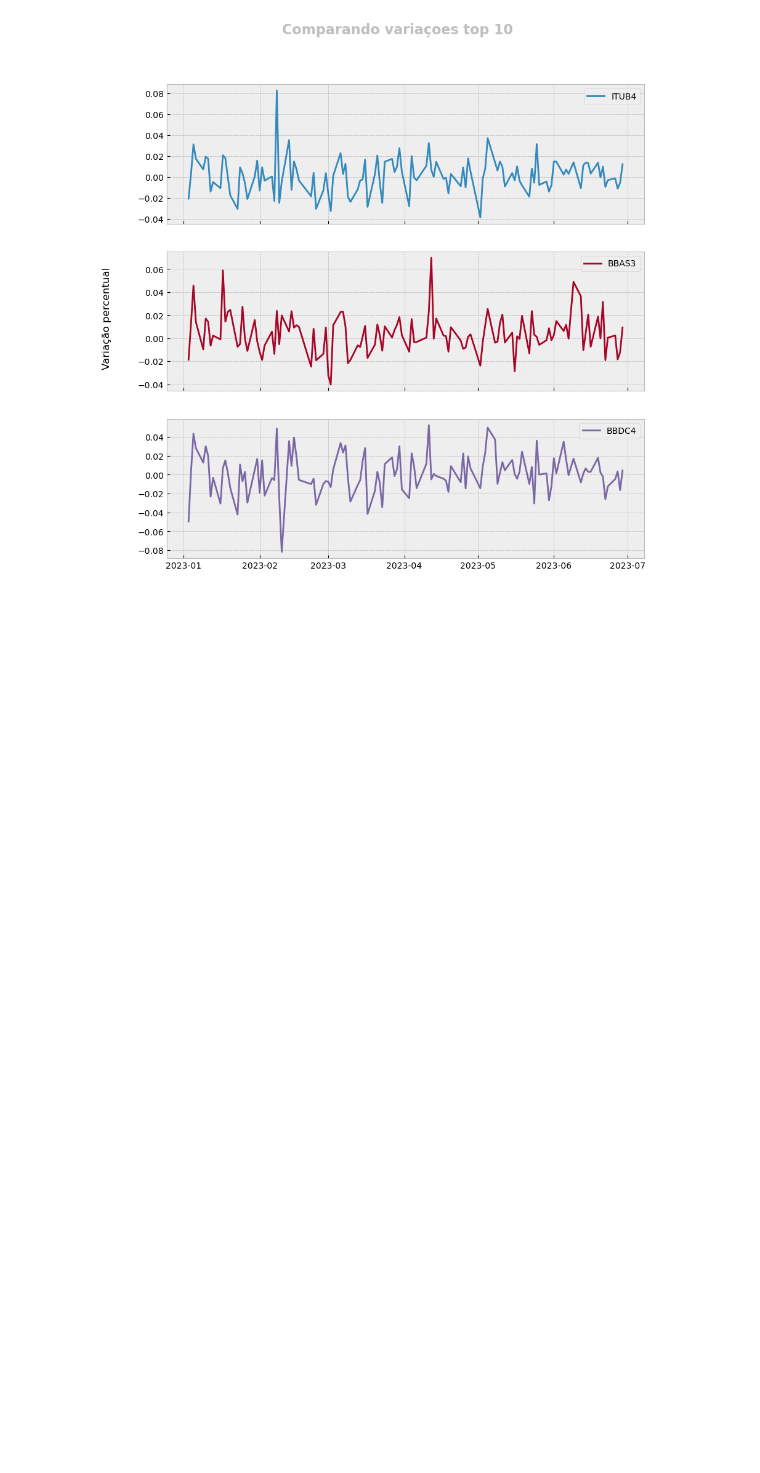
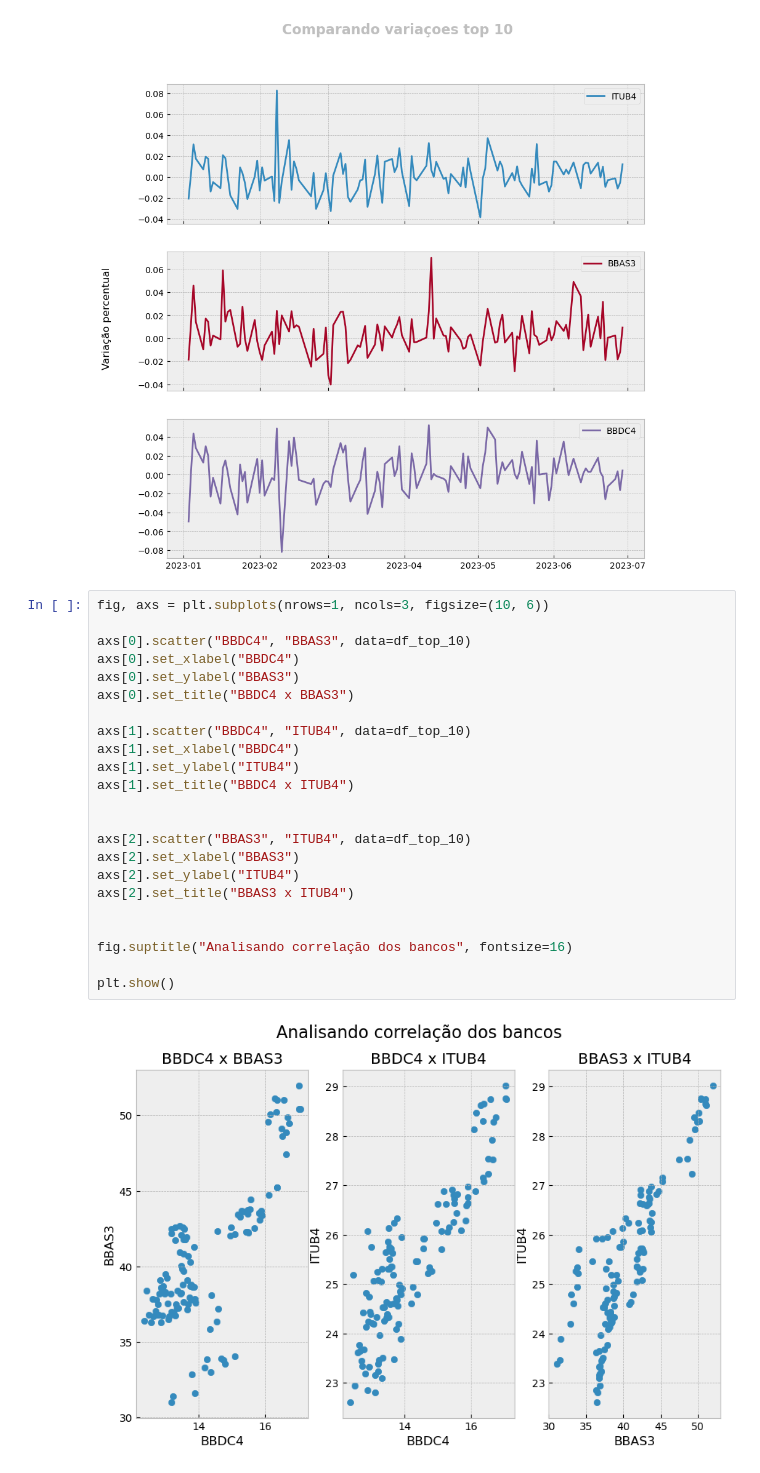
Before and after one commit to PauloViniciusR/Analise_dados, a Jupyter notebook: Matplotlib/Pandas_Matplot/24_pandas.ipynb, the cells around one changed output. Drawn from its saved outputs; the diff is of its cells as text; blank space fills up the shorter version.

```diff
--- a/Matplotlib/Pandas_Matplot/24_pandas.ipynb
+++ b/Matplotlib/Pandas_Matplot/24_pandas.ipynb
@@ -219,3 +219,28 @@ fig.supylabel("Variação percentual")
 plt.show()
 # %% [output]
 [figure]
+# %%
+fig, axs = plt.subplots(nrows=1, ncols=3, figsize=(10, 6))
+
+axs[0].scatter("BBDC4", "BBAS3", data=df_top_10)
+axs[0].set_xlabel("BBDC4")
+axs[0].set_ylabel("BBAS3")
+axs[0].set_title("BBDC4 x BBAS3")
+
+axs[1].scatter("BBDC4", "ITUB4", data=df_top_10)
+axs[1].set_xlabel("BBDC4")
+axs[1].set_ylabel("ITUB4")
+axs[1].set_title("BBDC4 x ITUB4")
+
+
+axs[2].scatter("BBAS3", "ITUB4", data=df_top_10)
+axs[2].set_xlabel("BBAS3")
+axs[2].set_ylabel("ITUB4")
+axs[2].set_title("BBAS3 x ITUB4")
+
+
+fig.suptitle("Analisando correlação dos bancos", fontsize=16)
+
+plt.show()
+# %% [output]
+[figure, added]
```
Also changed, not shown: parts of 3 cells of this notebook.
